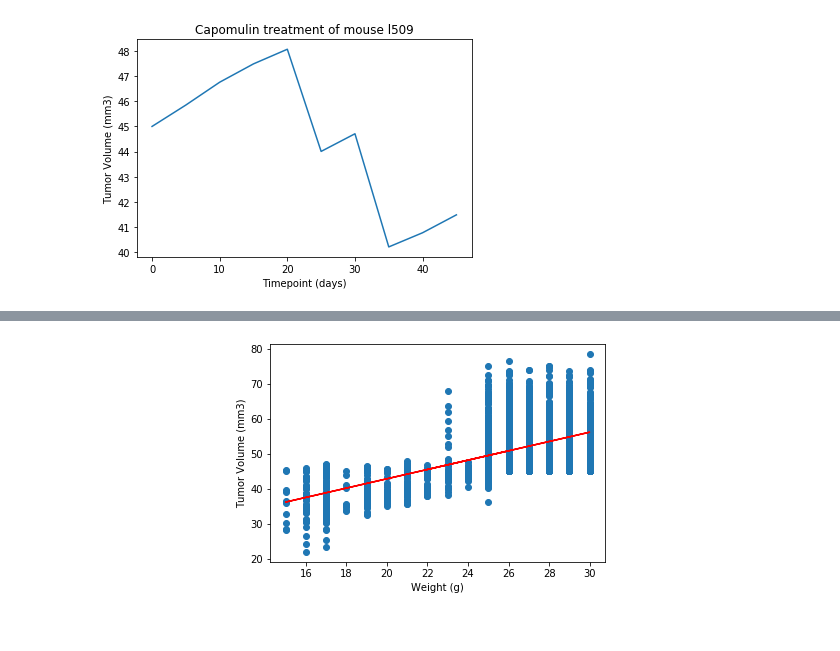
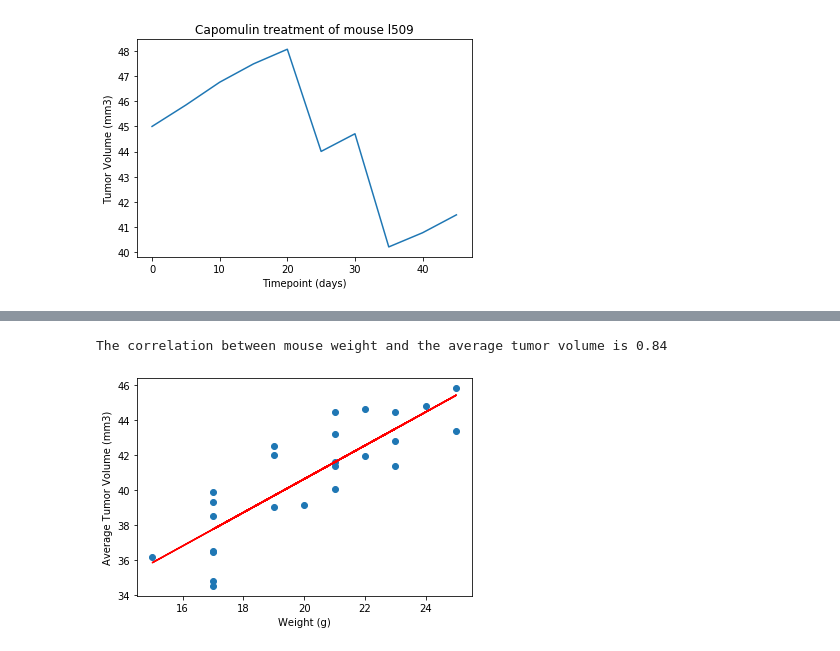
Before and after one commit to nnhamoinesu22/Matplotlib-Challenge, a Jupyter notebook: Pymaceuticals/pymaceuticals_starter.ipynb, the cells around one changed output, grey strips where cells are left out. Cells and saved outputs as stored; diff of their text form; code cells hidden in the pictures.

```diff
--- a/Pymaceuticals/pymaceuticals_starter.ipynb
+++ b/Pymaceuticals/pymaceuticals_starter.ipynb
@@ -223,18 +231,15 @@ plt.show()
-# %%
-# Calculate the correlation coefficient and linear regression model for mouse weight and average tumor volume for the Capomulin regimen
-
-x_values = np.arange(0, x_limit)
-y_values = [random.random() for value in x_axis]
-(slope, intercept, rvalue, pvalue, stderr) = linregress(x_values, y_values)
-regress_values = x_values * slope + intercept
-line_eq = "y = " + str(round(slope,2)) + "x + " + str(round(intercept,2))
-plt.scatter(x_axis, y_values, marker="o", facecolors= "blue",
-            s=x_axis, alpha=0.75)
-#plt.scatter(x_values,y_values)
-plt.plot(x_values,regress_values,"r-")
-plt.annotate(line_eq,(6,10),fontsize=15,color="red")
-plt.xlabel("Weight (g)")
-plt.ylabel("Tumor Volume (mm3)")
-plt.show()
-# %% [output]
-[figure, removed]
+# %%
+# Calculate the correlation coefficient and linear regression model
+# for mouse weight and average tumor volume for the Capomulin regimen
+corr=round(st.pearsonr(cap_average['Weight (g)'],cap_average['Tumor Volume (mm3)'])[0],2)
+print(f"The correlation between mouse weight and the average tumor volume is {corr}")
+model = st.linregress(cap_average['Weight (g)'],cap_average['Tumor Volume (mm3)'])
+y_values = cap_average['Weight (g)']*model[0]+model[1]
+plt.scatter(cap_average['Weight (g)'],cap_average['Tumor Volume (mm3)'])
+plt.plot(cap_average['Weight (g)'],y_values,color="red")
+plt.xlabel('Weight (g)')
+plt.ylabel('Average Tumor Volume (mm3)')
+plt.show()
+# %% [output]
+The correlation between mouse weight and the average tumor volume is 0.84
+[figure, added]
```
Also changed, not shown: parts of 12 cells of this notebook.
